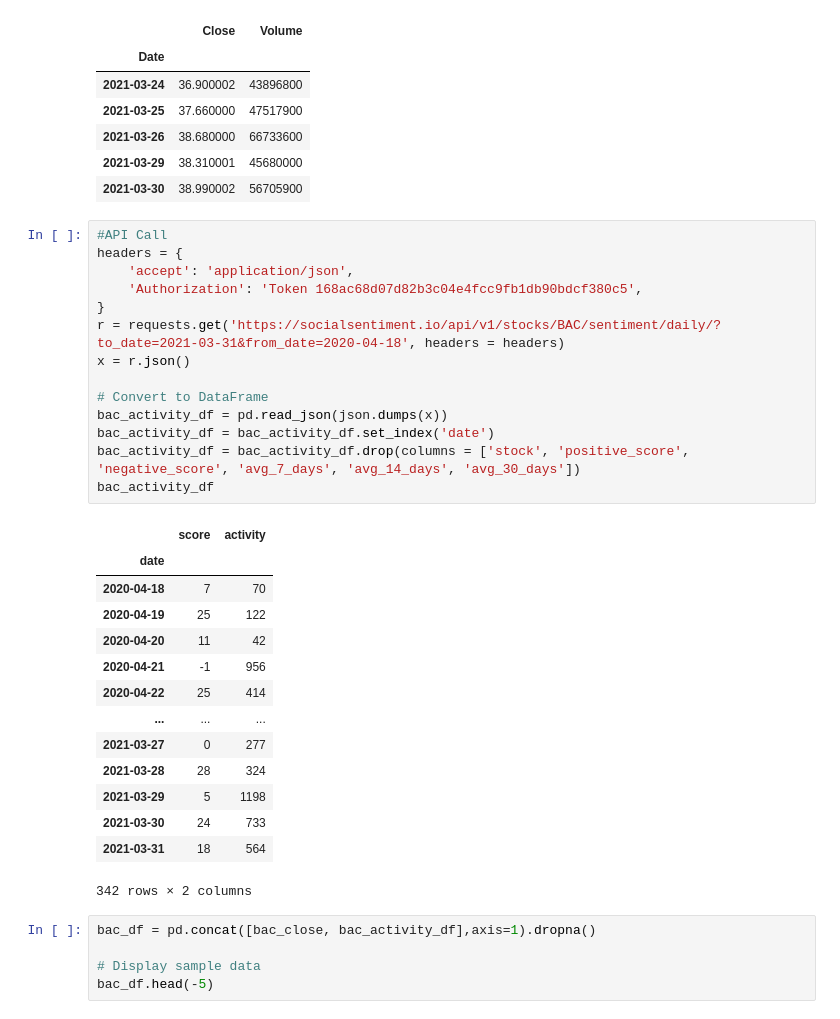
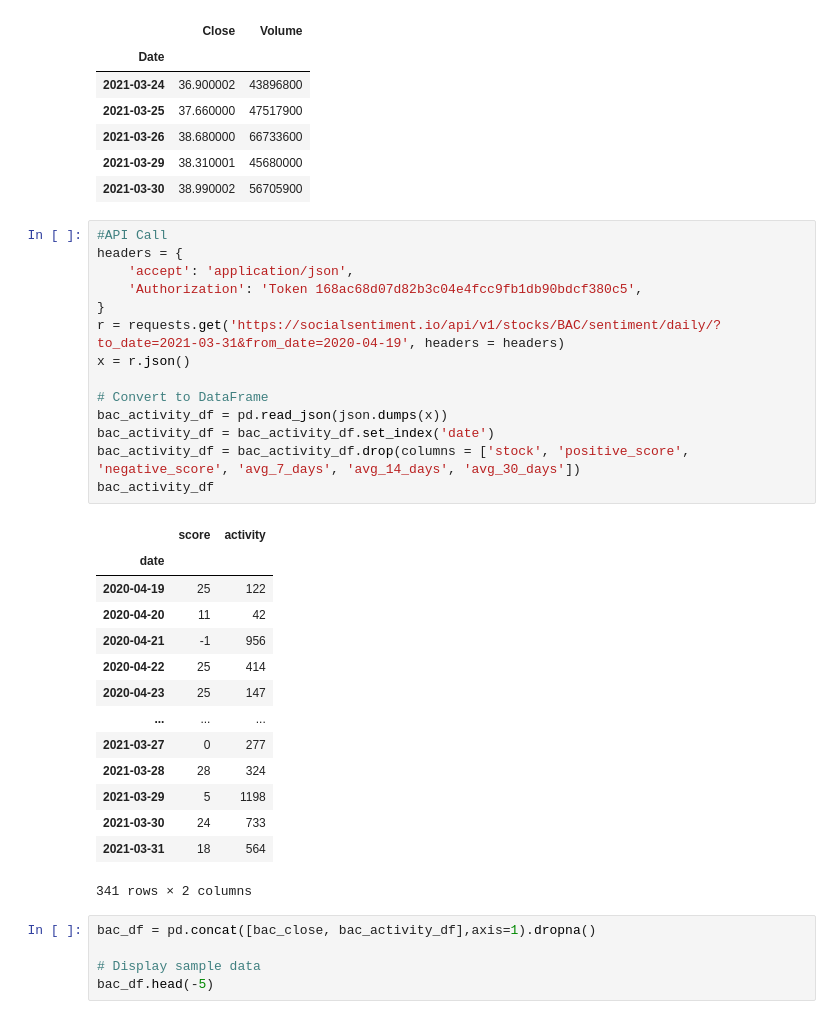
Before and after one commit to stk714/SocialMediaBets, a Jupyter notebook: Social_Sentiment_BAC.ipynb, the cells around one changed output. Saved outputs shown, nothing was run; the diff lists cells and outputs as text.

```diff
--- a/Social_Sentiment_BAC.ipynb
+++ b/Social_Sentiment_BAC.ipynb
@@ -53,32 +50,32 @@ bac_close.tail()
 # %%
 #API Call
 headers = {
     'accept': 'application/json',
     'Authorization': 'Token 168ac68d07d82b3c04e4fcc9fb1db90bdcf380c5',
 }
-r = requests.get('https://socialsentiment.io/api/v1/stocks/BAC/sentiment/daily/?to_date=2021-03-31&from_date=2020-04-18', headers = headers)
+r = requests.get('https://socialsentiment.io/api/v1/stocks/BAC/sentiment/daily/?to_date=2021-03-31&from_date=2020-04-19', headers = headers)
 x = r.json()
 
 # Convert to DataFrame
 bac_activity_df = pd.read_json(json.dumps(x))
 bac_activity_df = bac_activity_df.set_index('date')
 bac_activity_df = bac_activity_df.drop(columns = ['stock', 'positive_score', 'negative_score', 'avg_7_days', 'avg_14_days', 'avg_30_days'])
 bac_activity_df
 # %% [output]
 |  | score | activity |
 | date |  |  |
-| 2020-04-18 | 7 | 70 |
 | 2020-04-19 | 25 | 122 |
 | 2020-04-20 | 11 | 42 |
 | 2020-04-21 | -1 | 956 |
 | 2020-04-22 | 25 | 414 |
+| 2020-04-23 | 25 | 147 |
 | ... | ... | ... |
 | 2021-03-27 | 0 | 277 |
 | 2021-03-28 | 28 | 324 |
 | 2021-03-29 | 5 | 1198 |
 | 2021-03-30 | 24 | 733 |
 | 2021-03-31 | 18 | 564 |
-342 rows × 2 columns
+341 rows × 2 columns
 # %%
 bac_df = pd.concat([bac_close, bac_activity_df],axis=1).dropna()
 
```
Also changed, not shown: parts of 20 cells of this notebook, 6 other files.
